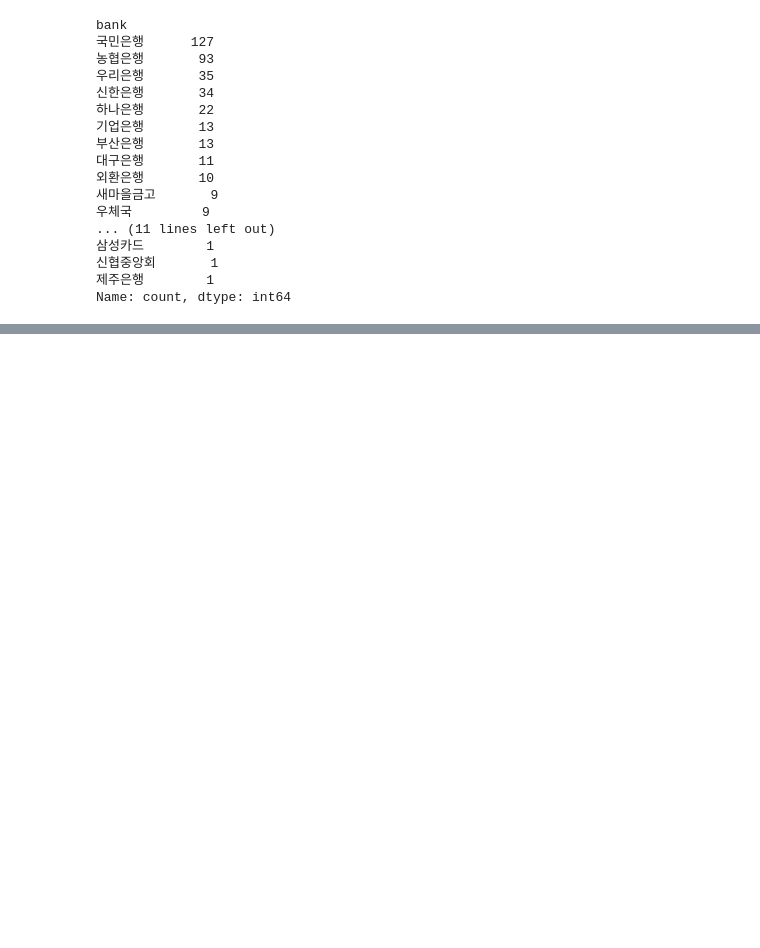
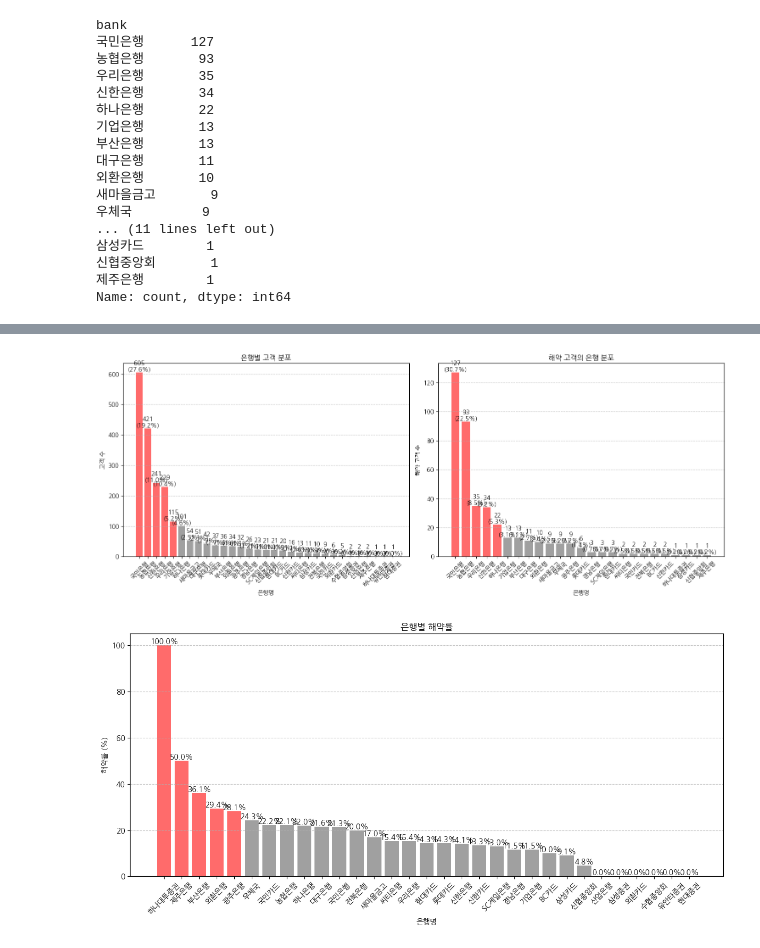
Before and after one commit to Jo2-j/study_data_analytics, a Jupyter notebook: quests/EDA/EDA_LetalCarOfContractType2.ipynb, the cells around one changed output, grey strips where cells are left out. Saved outputs shown, nothing was run; the diff lists cells and outputs as text; code cells hidden in the pictures; blank space fills up the shorter version.

```diff
--- a/quests/EDA/EDA_LetalCarOfContractType2.ipynb
+++ b/quests/EDA/EDA_LetalCarOfContractType2.ipynb
@@ -101,0 +183,77 @@ Name: count, dtype: int64
+# %%
+# 색상 설정
+highlight_color = '#FF6B6B'  # 강조색
+normal_color = '#A0A0A0'     # 기본색
+
+# 1. 전체 은행 분포
+plt.figure(figsize=(15, 6))
+plt.subplot(1, 2, 1)
+bank_dist = editDf['bank'].value_counts()
+colors1 = [highlight_color if i < 5 else normal_color for i in range(len(bank_dist))]
+bars1 = plt.bar(bank_dist.index, bank_dist.values, color=colors1)
+
+# 각 막대 위에 값과 비율 표시
+for bar in bars1:
+    height = bar.get_height()
+    plt.text(bar.get_x() + bar.get_width()/2., height,
+             f'{int(height)}\n({height/len(editDf)*100:.1f}%)',
+             ha='center', va='bottom')
+
+plt.title('은행별 고객 분포')
+plt.xlabel('은행명')
+plt.ylabel('고객 수')
+plt.xticks(rotation=45)
+plt.grid(axis='y', linestyle='--', alpha=0.7)
+
+# 2. 해약 고객의 은행 분포
+plt.subplot(1, 2, 2)
+cancel_bank = editDf[editDf['cancellation'] == '해약']['bank'].value_counts()
+colors2 = [highlight_color if i < 5 else normal_color for i in range(len(cancel_bank))]
+bars2 = plt.bar(cancel_bank.index, cancel_bank.values, color=colors2)
+
+# 각 막대 위에 값과 비율 표시
+for bar in bars2:
+    height = bar.get_height()
+    plt.text(bar.get_x() + bar.get_width()/2., height,
+             f'{int(height)}\n({height/len(editDf[editDf["cancellation"] == "해약"])*100:.1f}%)',
+             ha='center', va='bottom')
+
+plt.title('해약 고객의 은행 분포')
+plt.xlabel('은행명')
+plt.ylabel('해약 고객 수')
+plt.xticks(rotation=45)
+plt.grid(axis='y', linestyle='--', alpha=0.7)
+
+plt.tight_layout()
+plt.show()
+
+# 3. 은행별 해약률
+plt.figure(figsize=(12, 6))
+bank_cancel = pd.crosstab(editDf['bank'], editDf['cancellation'])
+bank_cancel_rate = (bank_cancel['해약'] / bank_cancel.sum(axis=1) * 100).sort_values(ascending=False)
+
+colors3 = [highlight_color if i < 5 else normal_color for i in range(len(bank_cancel_rate))]
+bars3 = plt.bar(bank_cancel_rate.index, bank_cancel_rate.values, color=colors3)
+
+# 각 막대 위에 해약률 표시
+for bar in bars3:
+    height = bar.get_height()
+    plt.text(bar.get_x() + bar.get_width()/2., height,
+             f'{height:.1f}%',
+             ha='center', va='bottom')
+
+plt.title('은행별 해약률')
+plt.xlabel('은행명')
+plt.ylabel('해약률 (%)')
+plt.xticks(rotation=45)
+plt.grid(axis='y', linestyle='--', alpha=0.7)
+plt.tight_layout()
+plt.show()
+
+# 데이터 출력
+print("\n=== 상위 5개 은행의 해약률 ===")
+for bank, rate in list(bank_cancel_rate.items())[:5]:
+    print(f"{bank}: {rate:.1f}%")
+# %% [output]
+[figure, added]
+[figure, added]
```
Also changed, not shown: parts of 3 cells of this notebook.
